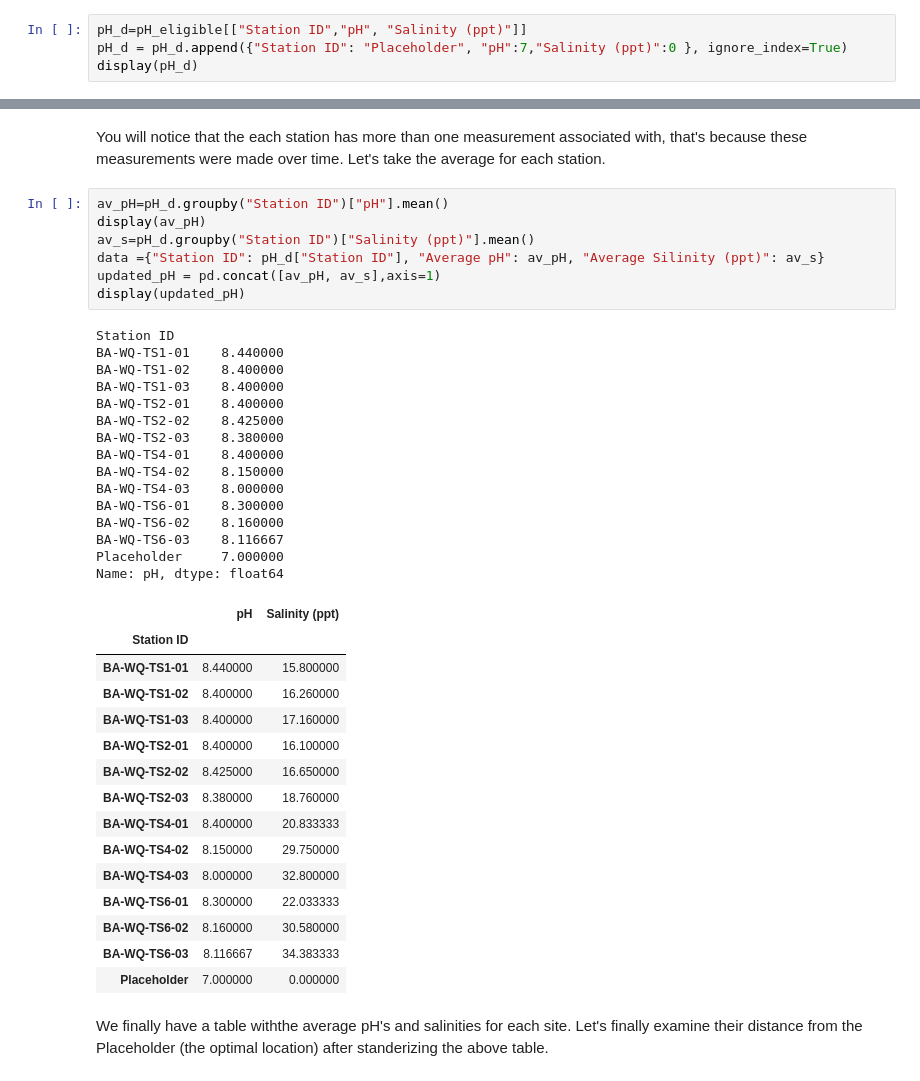
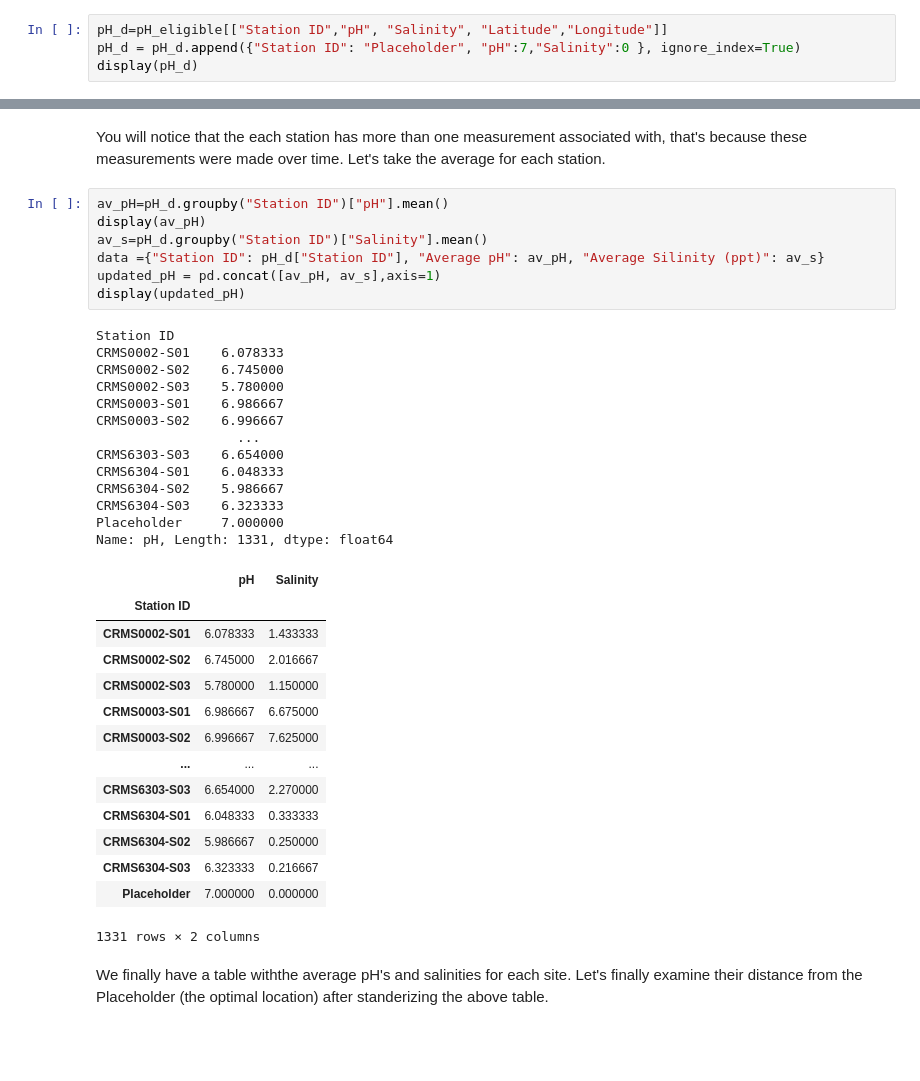
Before and after one commit to MinaSSaleh/MinaSSaleh.github.io, a Jupyter notebook: FinalTutorial.ipynb, the cells around one changed output, grey strips where cells are left out. Saved outputs shown, nothing was run; the diff lists cells and outputs as text; blank space fills up the shorter version.

```diff
--- a/FinalTutorial.ipynb
+++ b/FinalTutorial.ipynb
@@ -475,7 +475,7 @@ display(pH_eligible)
 # %% [markdown]
 After determining viable stations for growing vegetation, we can measure their "distance from an optimal location". For our purposes, this optimal location will have a pH of 6, and a salinity (how much salt is in the water) of zero.
 # %%
-pH_d=pH_eligible[["Station ID","pH", "Salinity (ppt)"]]
-pH_d = pH_d.append({"Station ID": "Placeholder", "pH":7,"Salinity (ppt)":0 }, ignore_index=True)
+pH_d=pH_eligible[["Station ID","pH", "Salinity", "Latitude","Longitude"]]
+pH_d = pH_d.append({"Station ID": "Placeholder", "pH":7,"Salinity":0 }, ignore_index=True)
 display(pH_d)
 # %% [output]
@@ -501,41 +497,38 @@ You will notice that the each station has more than one measurement associated w
 # %%
 av_pH=pH_d.groupby("Station ID")["pH"].mean()
 display(av_pH)
-av_s=pH_d.groupby("Station ID")["Salinity (ppt)"].mean()
+av_s=pH_d.groupby("Station ID")["Salinity"].mean()
 data ={"Station ID": pH_d["Station ID"], "Average pH": av_pH, "Average Silinity (ppt)": av_s}
 updated_pH = pd.concat([av_pH, av_s],axis=1)
 display(updated_pH)
 # %% [output]
 Station ID
-BA-WQ-TS1-01    8.440000
-BA-WQ-TS1-02    8.400000
-BA-WQ-TS1-03    8.400000
-BA-WQ-TS2-01    8.400000
-BA-WQ-TS2-02    8.425000
-BA-WQ-TS2-03    8.380000
-BA-WQ-TS4-01    8.400000
-BA-WQ-TS4-02    8.150000
-BA-WQ-TS4-03    8.000000
-BA-WQ-TS6-01    8.300000
-BA-WQ-TS6-02    8.160000
-BA-WQ-TS6-03    8.116667
+CRMS0002-S01    6.078333
+CRMS0002-S02    6.745000
+CRMS0002-S03    5.780000
+CRMS0003-S01    6.986667
+CRMS0003-S02    6.996667
+                  ...
+CRMS6303-S03    6.654000
+CRMS6304-S01    6.048333
+CRMS6304-S02    5.986667
+CRMS6304-S03    6.323333
 Placeholder     7.000000
-Name: pH, dtype: float64
+Name: pH, Length: 1331, dtype: float64
-|  | pH | Salinity (ppt) |
+|  | pH | Salinity |
 | Station ID |  |  |
-| BA-WQ-TS1-01 | 8.440000 | 15.800000 |
-| BA-WQ-TS1-02 | 8.400000 | 16.260000 |
-| BA-WQ-TS1-03 | 8.400000 | 17.160000 |
-| BA-WQ-TS2-01 | 8.400000 | 16.100000 |
-| BA-WQ-TS2-02 | 8.425000 | 16.650000 |
-| BA-WQ-TS2-03 | 8.380000 | 18.760000 |
-| BA-WQ-TS4-01 | 8.400000 | 20.833333 |
-| BA-WQ-TS4-02 | 8.150000 | 29.750000 |
-| BA-WQ-TS4-03 | 8.000000 | 32.800000 |
-| BA-WQ-TS6-01 | 8.300000 | 22.033333 |
-| BA-WQ-TS6-02 | 8.160000 | 30.580000 |
-| BA-WQ-TS6-03 | 8.116667 | 34.383333 |
+| CRMS0002-S01 | 6.078333 | 1.433333 |
+| CRMS0002-S02 | 6.745000 | 2.016667 |
+| CRMS0002-S03 | 5.780000 | 1.150000 |
+| CRMS0003-S01 | 6.986667 | 6.675000 |
+| CRMS0003-S02 | 6.996667 | 7.625000 |
+| ... | ... | ... |
+| CRMS6303-S03 | 6.654000 | 2.270000 |
+| CRMS6304-S01 | 6.048333 | 0.333333 |
+| CRMS6304-S02 | 5.986667 | 0.250000 |
+| CRMS6304-S03 | 6.323333 | 0.216667 |
 | Placeholder | 7.000000 | 0.000000 |
+1331 rows × 2 columns
 # %% [markdown]
 We finally have a table withthe average pH's and salinities for each site. Let's finally examine their distance from the Placeholder (the optimal location) after standerizing the above table.
 # %%
```
Also changed, not shown: parts of 4 cells of this notebook.
